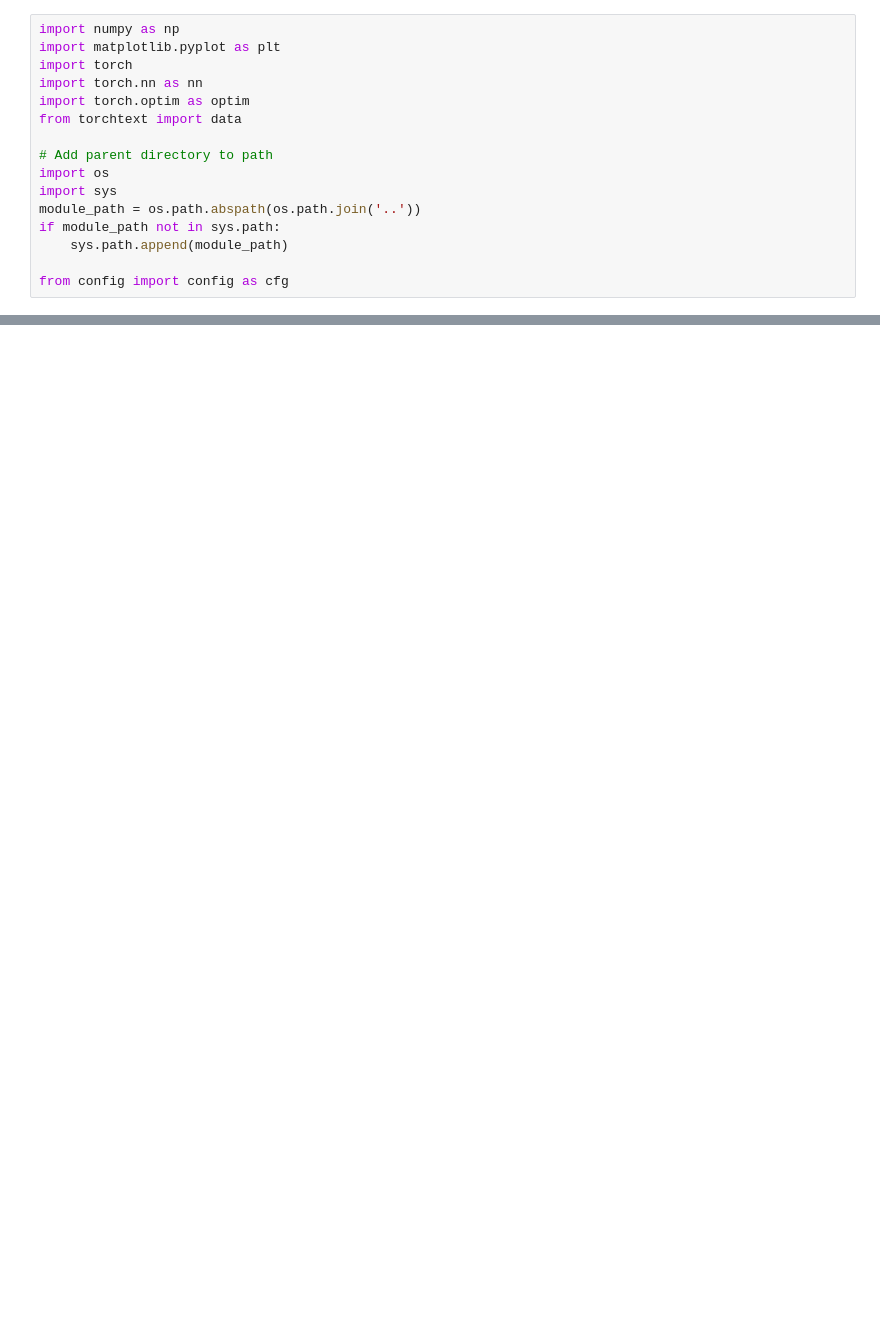
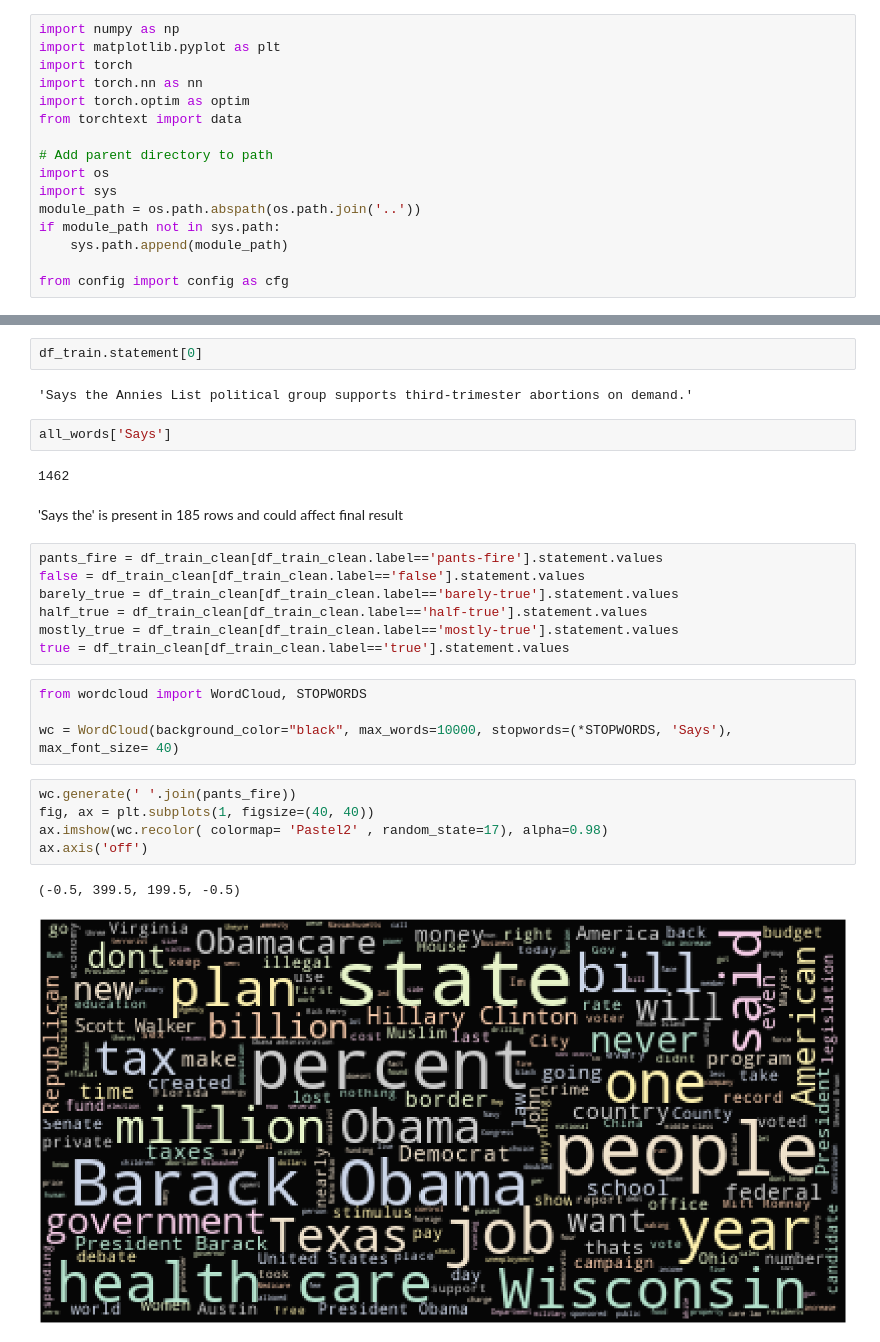
Before and after one commit to rshwndsz/fake-news-classifier, a Jupyter notebook: notebooks/visualize.ipynb, the cells around one changed output, grey strips where cells are left out. Drawn from its saved outputs; the diff is of its cells as text; blank space fills up the shorter version.

```diff
--- a/notebooks/visualize.ipynb
+++ b/notebooks/visualize.ipynb
@@ -61,0 +213,29 @@ AttributeError: 'Field' object has no attribute 'vocab'
+# %%
+df_train.statement[0]
+# %% [output]
+'Says the Annies List political group supports third-trimester abortions on demand.'
+# %%
+all_words['Says']
+# %% [output]
+1462
+# %% [markdown]
+'Says the' is present in 185 rows and could affect final result
+# %%
+pants_fire = df_train_clean[df_train_clean.label=='pants-fire'].statement.values
+false = df_train_clean[df_train_clean.label=='false'].statement.values
+barely_true = df_train_clean[df_train_clean.label=='barely-true'].statement.values
+half_true = df_train_clean[df_train_clean.label=='half-true'].statement.values
+mostly_true = df_train_clean[df_train_clean.label=='mostly-true'].statement.values
+true = df_train_clean[df_train_clean.label=='true'].statement.values
+# %%
+from wordcloud import WordCloud, STOPWORDS
+
+wc = WordCloud(background_color="black", max_words=10000, stopwords=(*STOPWORDS, 'Says'), max_font_size= 40)
+# %%
+wc.generate(' '.join(pants_fire))
+fig, ax = plt.subplots(1, figsize=(40, 40))
+ax.imshow(wc.recolor( colormap= 'Pastel2' , random_state=17), alpha=0.98)
+ax.axis('off')
+# %% [output]
+(-0.5, 399.5, 199.5, -0.5)
+[figure, added]
```
Also changed, not shown: parts of 22 cells of this notebook, 1 other file.
